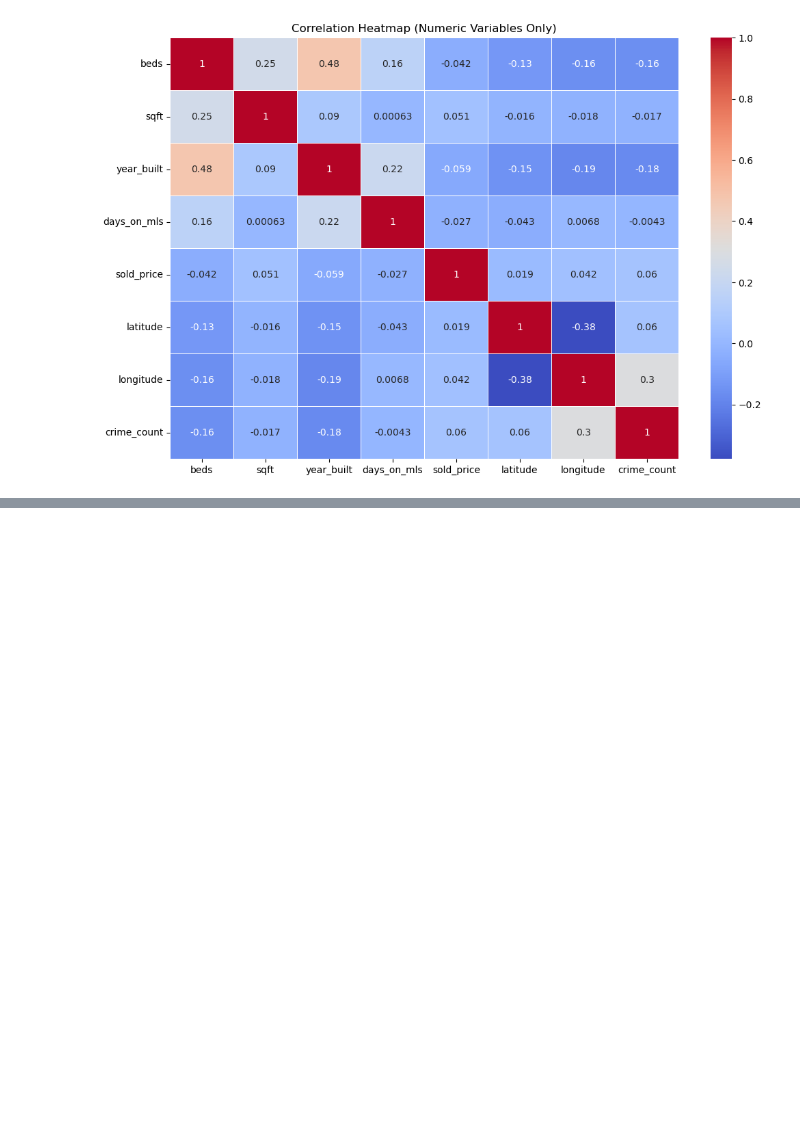
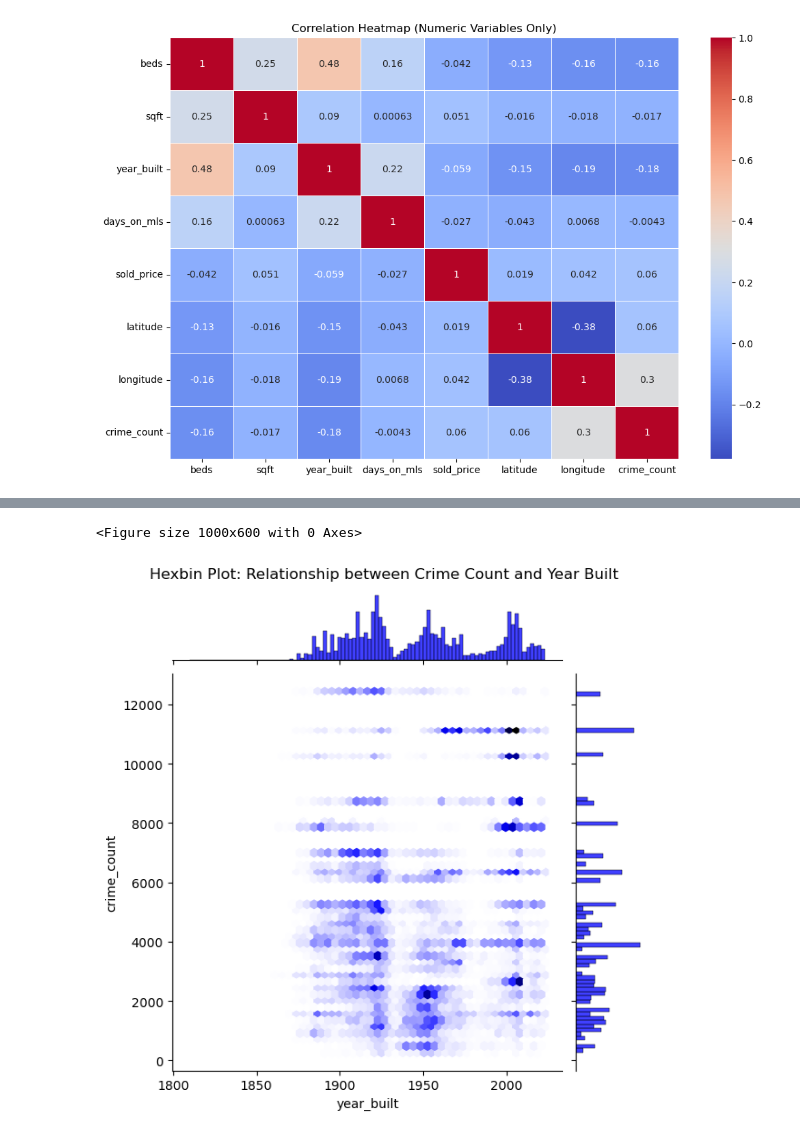
Before and after one commit to idellinger/SafeHaven-Chicago-Crime-and-Housing, a Jupyter notebook: Israel/Visualization and Models.ipynb, the cells around one changed output, grey strips where cells are left out. Drawn from its saved outputs; the diff is of its cells as text; code cells hidden in the pictures; blank space fills up the shorter version.

```diff
--- a/Israel/Visualization and Models.ipynb
+++ b/Israel/Visualization and Models.ipynb
@@ -141,0 +189,8 @@ plt.show()
+# %%
+plt.figure(figsize=(10, 6))
+sns.jointplot(x=filtered_years, y='crime_count', data=df, kind='hex', color='blue')
+plt.suptitle('Hexbin Plot: Relationship between Crime Count and Year Built', y=1.02)
+plt.show()
+# %% [output]
+<Figure size 1000x600 with 0 Axes>
+[figure, added]
```
Also changed, not shown: parts of 6 cells of this notebook.
